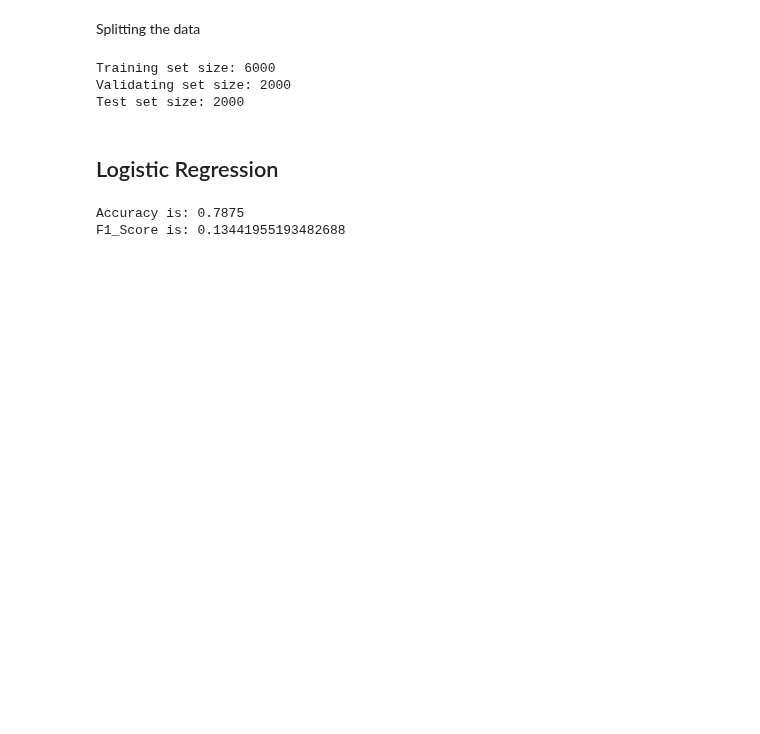
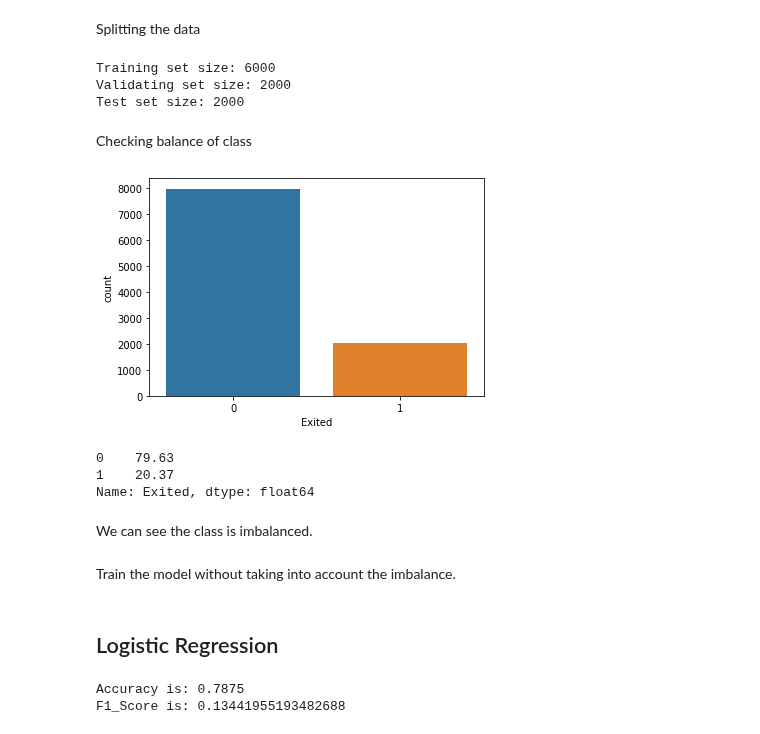
Before and after one commit to rainbowmoonlight/Yandex_Practicum_Projects, a Jupyter notebook: 07 Bank Churns ML Prediction - In Progress/Bank Churns Prediction Machine Learning.ipynb, the cells around one changed output. Saved outputs shown, nothing was run; the diff lists cells and outputs as text; code cells hidden in the pictures; blank space fills up the shorter version.

Commit message:
update model machine learning bank churns prediction

```diff
--- a/07 Bank Churns ML Prediction - In Progress/Bank Churns Prediction Machine Learning.ipynb
+++ b/07 Bank Churns ML Prediction - In Progress/Bank Churns Prediction Machine Learning.ipynb
@@ -284,6 +287,23 @@ print('Test set size:',X_test.shape[0])
 Training set size: 6000
 Validating set size: 2000
 Test set size: 2000
+# %% [markdown]
+Checking balance of class
+# %%
+sns.countplot(df['Exited'])
+plt.show()
+# %% [output]
+[figure, added]
+# %%
+df['Exited'].value_counts()/len(df) * 100
+# %% [output]
+0    79.63
+1    20.37
+Name: Exited, dtype: float64
+# %% [markdown]
+We can see the class is imbalanced.
+# %% [markdown]
+Train the model without taking into account the imbalance.
 # %% [markdown]
 ## Logistic Regression
 # %%
```
Also changed, not shown: parts of 21 cells of this notebook.
